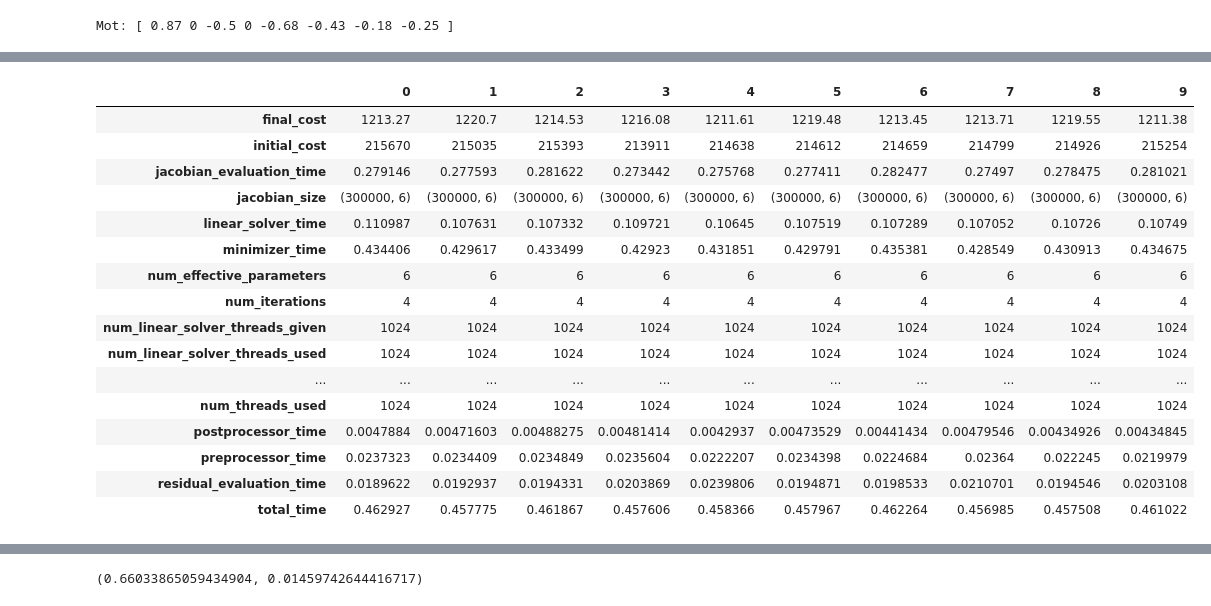
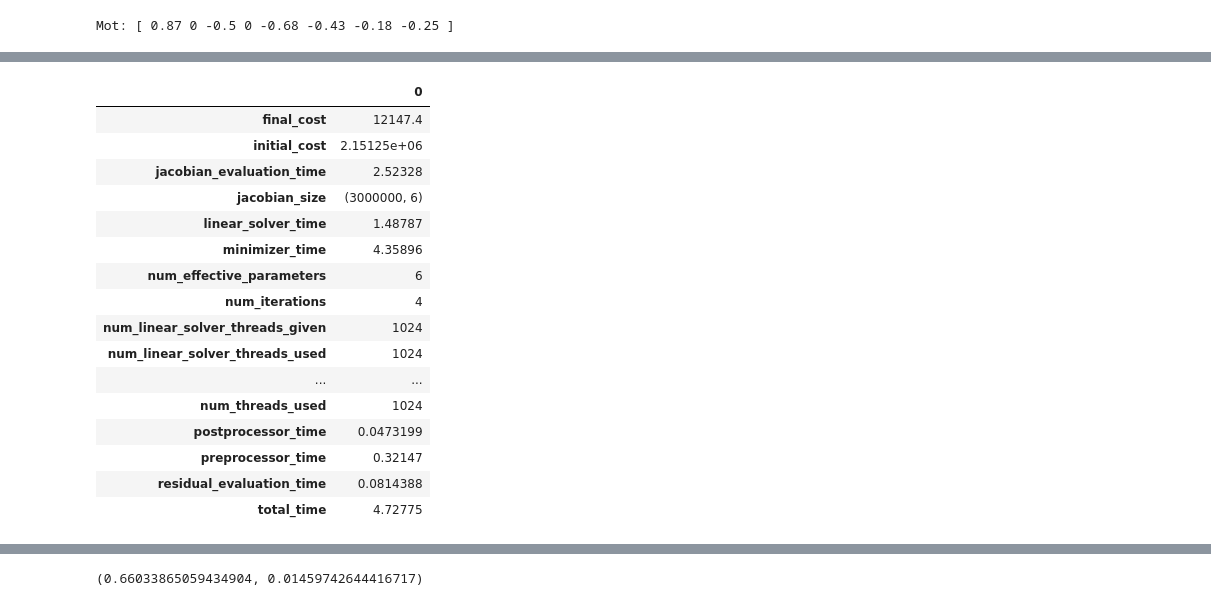
Before and after one commit to tingelst/game, a Jupyter notebook: python/1-Automatic-Multivector-Differentiation-and-Optimization.ipynb, the cells around one changed output, grey strips where cells are left out. Drawn from its saved outputs; the diff is of its cells as text; code cells hidden in the pictures.

```diff
--- a/python/1-Automatic-Multivector-Differentiation-and-Optimization.ipynb
+++ b/python/1-Automatic-Multivector-Differentiation-and-Optimization.ipynb
@@ -47,7 +63,7 @@ def benchmark_mean_stddev(benchmark):
     mhz_per_cpu = context['mhz_per_cpu']
     return mean_iterations, (mean_cpu_time, stddev_cpu_time), (mean_real_time, stddev_real_time), num_cpus, mhz_per_cpu
 # %%
-def benchmark_results(ad_library, ad_type, ga_library, jacobian_size, benchmark_name, num_repetitions, status=None):
+python -m SimpleHTTPServerdef benchmark_results(ad_library, ad_type, ga_library, jacobian_size, benchmark_name, num_repetitions, status=None):
     results = {}
 #     results['name'] = benchmark_name
     benchmarks = run_benchmarks(benchmark_name, num_repetitions)
@@ -113,6 +129,8 @@ results.append(benchmark_results('Adept', 'Forward', 'Versor',(5,8),'BM_AdeptMot
 results.append(benchmark_results('Ceres', 'Forward', 'Versor',(3,4),'BM_CeresRotorSpinPointJacobian', num_repetitions))
 # %%
 results.append(benchmark_results('Adept', 'Forward', 'Versor',(3,4),'BM_AdeptRotorSpinPointJacobianForward', num_repetitions))
+# %%
+results.append(benchmark_results('Ceres', 'Forward', 'HepGA',(3,1), 'BM_CeresRotorGaalopJacobian', num_repetitions))
 # %%
 df_ad = pd.DataFrame(results)
 df_ad.transpose()
@@ -219,22 +234,22 @@ df.transpose()
 # %%
-results = [benchmark_motor_estimation(100000, 1024,1024) for i in range(10)]
+results = [benchmark_motor_estimation(1000000, 1024, 1024) for i in range(1)]
 df = pd.DataFrame(results)
 df.transpose()
 # %% [output]
-|  | 0 | 1 | 2 | 3 | 4 | 5 | 6 | 7 | 8 | 9 |
-| final_cost | 1213.27 | 1220.7 | 1214.53 | 1216.08 | 1211.61 | 1219.48 | 1213.45 | 1213.71 | 1219.55 | 1211.38 |
-| initial_cost | 215670 | 215035 | 215393 | 213911 | 214638 | 214612 | 214659 | 214799 | 214926 | 215254 |
-| jacobian_evaluation_time | 0.279146 | 0.277593 | 0.281622 | 0.273442 | 0.275768 | 0.277411 | 0.282477 | 0.27497 | 0.278475 | 0.281021 |
-| jacobian_size | (300000, 6) | (300000, 6) | (300000, 6) | (300000, 6) | (300000, 6) | (300000, 6) | (300000, 6) | (300000, 6) | (300000, 6) | (300000, 6) |
-| linear_solver_time | 0.110987 | 0.107631 | 0.107332 | 0.109721 | 0.10645 | 0.107519 | 0.107289 | 0.107052 | 0.10726 | 0.10749 |
-| minimizer_time | 0.434406 | 0.429617 | 0.433499 | 0.42923 | 0.431851 | 0.429791 | 0.435381 | 0.428549 | 0.430913 | 0.434675 |
-| num_effective_parameters | 6 | 6 | 6 | 6 | 6 | 6 | 6 | 6 | 6 | 6 |
-| num_iterations | 4 | 4 | 4 | 4 | 4 | 4 | 4 | 4 | 4 | 4 |
-| num_linear_solver_threads_given | 1024 | 1024 | 1024 | 1024 | 1024 | 1024 | 1024 | 1024 | 1024 | 1024 |
-| num_linear_solver_threads_used | 1024 | 1024 | 1024 | 1024 | 1024 | 1024 | 1024 | 1024 | 1024 | 1024 |
-| ... | ... | ... | ... | ... | ... | ... | ... | ... | ... | ... |
-| num_threads_used | 1024 | 1024 | 1024 | 1024 | 1024 | 1024 | 1024 | 1024 | 1024 | 1024 |
-| postprocessor_time | 0.0047884 | 0.00471603 | 0.00488275 | 0.00481414 | 0.0042937 | 0.00473529 | 0.00441434 | 0.00479546 | 0.00434926 | 0.00434845 |
-| preprocessor_time | 0.0237323 | 0.0234409 | 0.0234849 | 0.0235604 | 0.0222207 | 0.0234398 | 0.0224684 | 0.02364 | 0.022245 | 0.0219979 |
-| residual_evaluation_time | 0.0189622 | 0.0192937 | 0.0194331 | 0.0203869 | 0.0239806 | 0.0194871 | 0.0198533 | 0.0210701 | 0.0194546 | 0.0203108 |
-| total_time | 0.462927 | 0.457775 | 0.461867 | 0.457606 | 0.458366 | 0.457967 | 0.462264 | 0.456985 | 0.457508 | 0.461022 |
+|  | 0 |
+| final_cost | 12147.4 |
+| initial_cost | 2.15125e+06 |
+| jacobian_evaluation_time | 2.52328 |
+| jacobian_size | (3000000, 6) |
+| linear_solver_time | 1.48787 |
+| minimizer_time | 4.35896 |
+| num_effective_parameters | 6 |
+| num_iterations | 4 |
+| num_linear_solver_threads_given | 1024 |
+| num_linear_solver_threads_used | 1024 |
+| ... | ... |
+| num_threads_used | 1024 |
+| postprocessor_time | 0.0473199 |
+| preprocessor_time | 0.32147 |
+| residual_evaluation_time | 0.0814388 |
+| total_time | 4.72775 |
```
Also changed, not shown: parts of 6 cells of this notebook, 15 other files.
